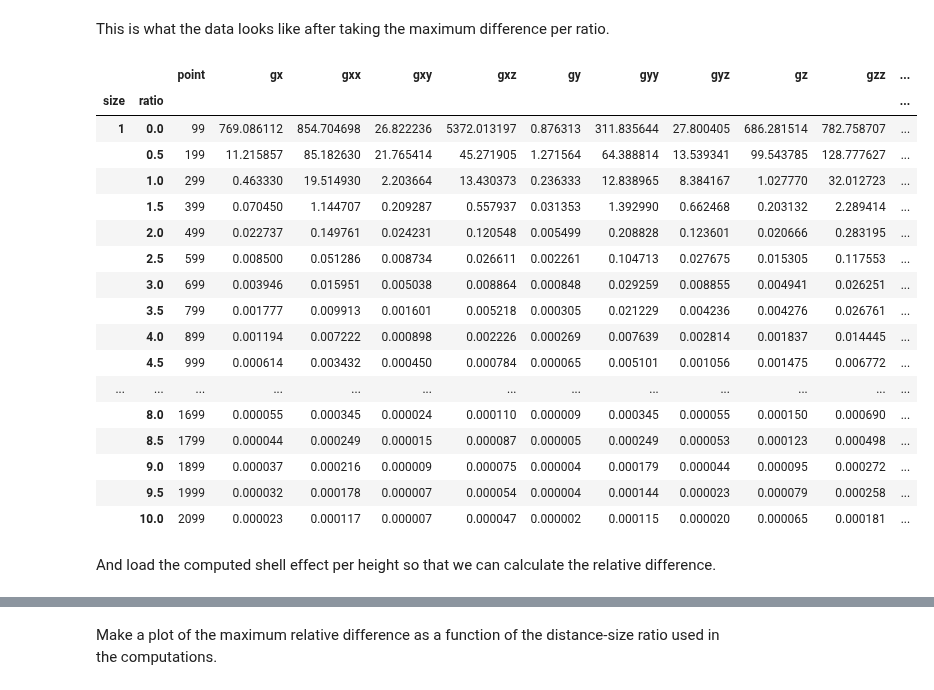
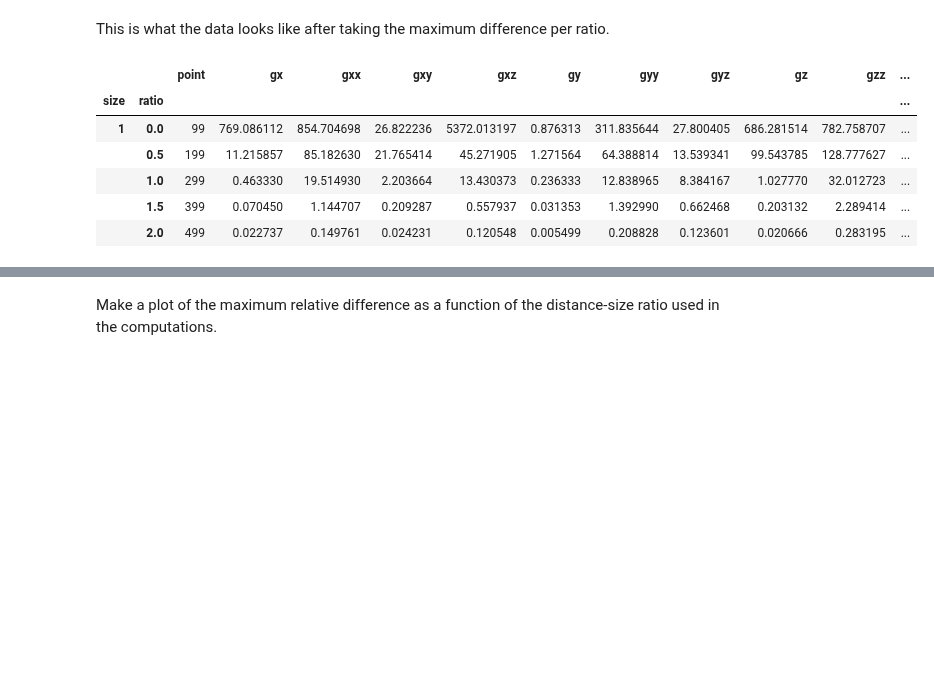
Before and after one commit to pinga-lab/paper-tesseroids, a Jupyter notebook: notebooks/results-figures.ipynb, the cells around one changed output, grey strips where cells are left out. Drawn from its saved outputs; the diff is of its cells as text; code cells hidden in the pictures; blank space fills up the shorter version.

```diff
--- a/notebooks/results-figures.ipynb
+++ b/notebooks/results-figures.ipynb
@@ -46,25 +65,12 @@ big = load_max_diff('../data/difference-size-30-height-2000-pole.csv')
 # %% [markdown]
 This is what the data looks like after taking the maximum difference per ratio.
 # %%
-pole
+pole.head()
 # %% [output]
 |  |  | point | gx | gxx | gxy | gxz | gy | gyy | gyz | gz | gzz | ... |
 | size | ratio |  |  |  |  |  |  |  |  |  |  | ... |
 | 1 | 0.0 | 99 | 769.086112 | 854.704698 | 26.822236 | 5372.013197 | 0.876313 | 311.835644 | 27.800405 | 686.281514 | 782.758707 | ... |
 |  | 0.5 | 199 | 11.215857 | 85.182630 | 21.765414 | 45.271905 | 1.271564 | 64.388814 | 13.539341 | 99.543785 | 128.777627 | ... |
 |  | 1.0 | 299 | 0.463330 | 19.514930 | 2.203664 | 13.430373 | 0.236333 | 12.838965 | 8.384167 | 1.027770 | 32.012723 | ... |
 |  | 1.5 | 399 | 0.070450 | 1.144707 | 0.209287 | 0.557937 | 0.031353 | 1.392990 | 0.662468 | 0.203132 | 2.289414 | ... |
 |  | 2.0 | 499 | 0.022737 | 0.149761 | 0.024231 | 0.120548 | 0.005499 | 0.208828 | 0.123601 | 0.020666 | 0.283195 | ... |
-|  | 2.5 | 599 | 0.008500 | 0.051286 | 0.008734 | 0.026611 | 0.002261 | 0.104713 | 0.027675 | 0.015305 | 0.117553 | ... |
-|  | 3.0 | 699 | 0.003946 | 0.015951 | 0.005038 | 0.008864 | 0.000848 | 0.029259 | 0.008855 | 0.004941 | 0.026251 | ... |
-|  | 3.5 | 799 | 0.001777 | 0.009913 | 0.001601 | 0.005218 | 0.000305 | 0.021229 | 0.004236 | 0.004276 | 0.026761 | ... |
-|  | 4.0 | 899 | 0.001194 | 0.007222 | 0.000898 | 0.002226 | 0.000269 | 0.007639 | 0.002814 | 0.001837 | 0.014445 | ... |
-|  | 4.5 | 999 | 0.000614 | 0.003432 | 0.000450 | 0.000784 | 0.000065 | 0.005101 | 0.001056 | 0.001475 | 0.006772 | ... |
-| ... | ... | ... | ... | ... | ... | ... | ... | ... | ... | ... | ... | ... |
-|  | 8.0 | 1699 | 0.000055 | 0.000345 | 0.000024 | 0.000110 | 0.000009 | 0.000345 | 0.000055 | 0.000150 | 0.000690 | ... |
-|  | 8.5 | 1799 | 0.000044 | 0.000249 | 0.000015 | 0.000087 | 0.000005 | 0.000249 | 0.000053 | 0.000123 | 0.000498 | ... |
-|  | 9.0 | 1899 | 0.000037 | 0.000216 | 0.000009 | 0.000075 | 0.000004 | 0.000179 | 0.000044 | 0.000095 | 0.000272 | ... |
-|  | 9.5 | 1999 | 0.000032 | 0.000178 | 0.000007 | 0.000054 | 0.000004 | 0.000144 | 0.000023 | 0.000079 | 0.000258 | ... |
-|  | 10.0 | 2099 | 0.000023 | 0.000117 | 0.000007 | 0.000047 | 0.000002 | 0.000115 | 0.000020 | 0.000065 | 0.000181 | ... |
-# %% [markdown]
-And load the computed shell effect per height so that we can calculate the relative difference.
```
Also changed, not shown: parts of 19 cells of this notebook, 2 other files.
